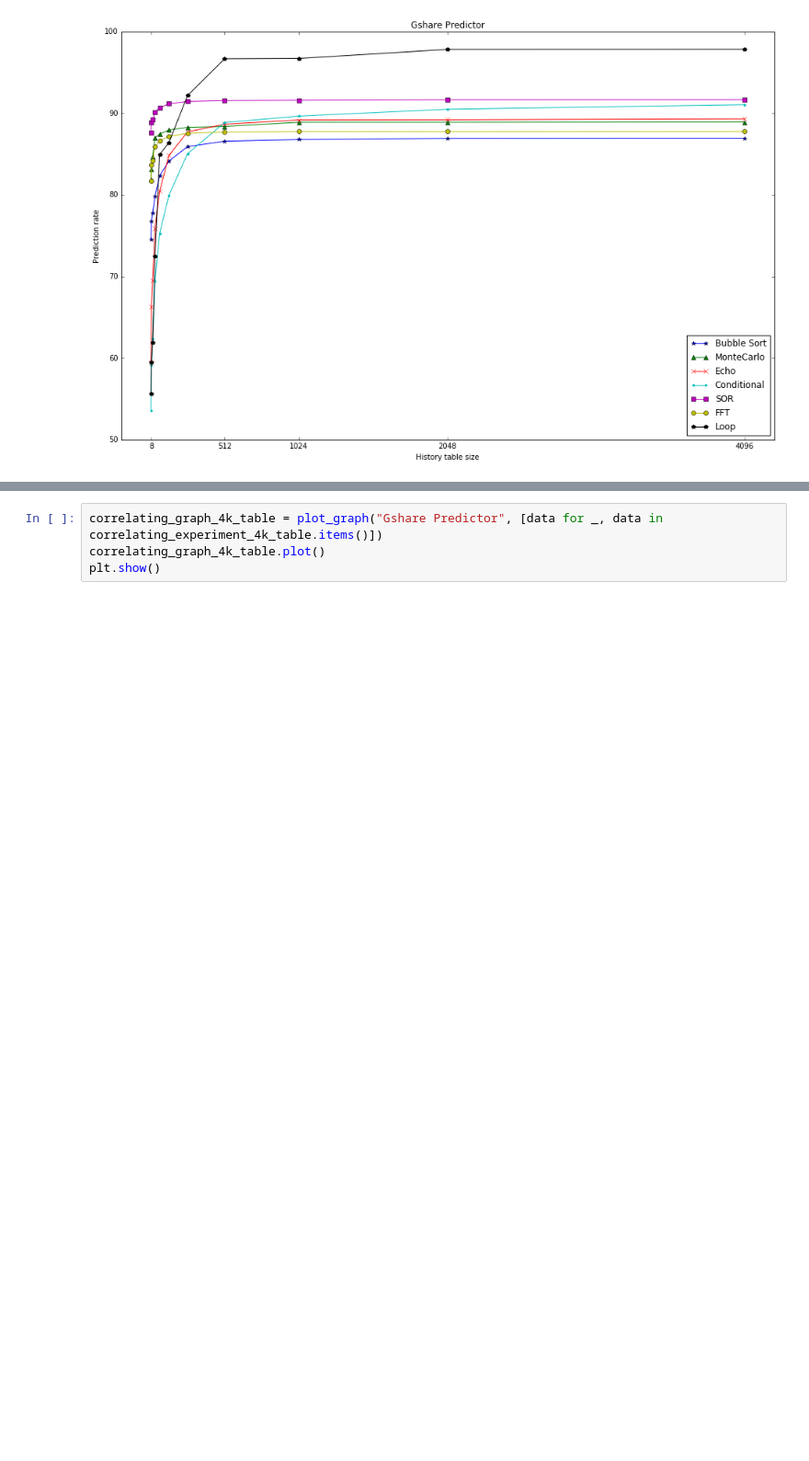
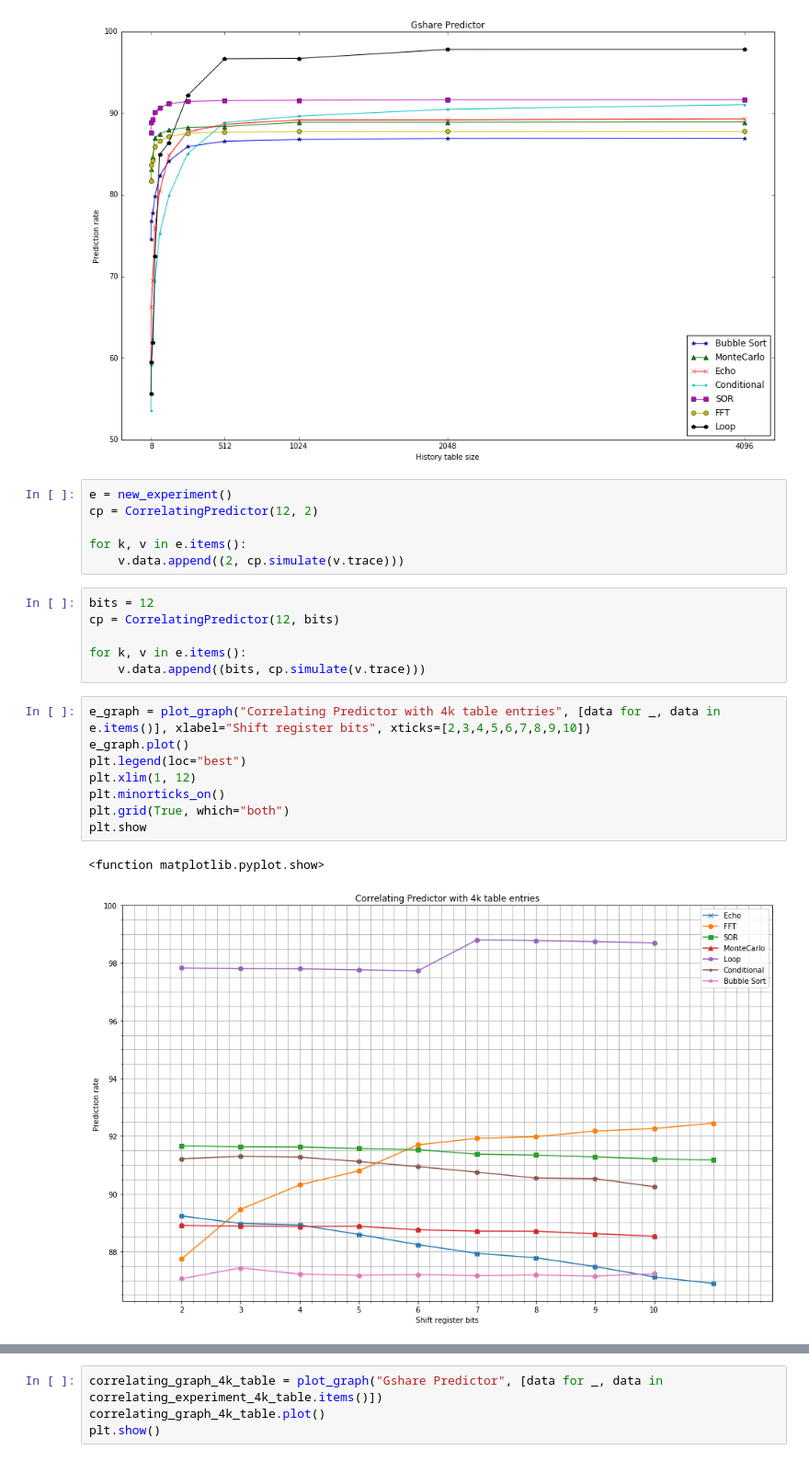
Before and after one commit to 12yuens2/branch-prediction, a Jupyter notebook: CS4202 Branch Prediction Practical.ipynb, the cells around one changed output, grey strips where cells are left out. Shown at 92% size. Drawn from its saved outputs; the diff is of its cells as text; blank space fills up the shorter version.

Commit message:
More on analysis of graphs.

```diff
--- a/CS4202 Branch Prediction Practical.ipynb
+++ b/CS4202 Branch Prediction Practical.ipynb
@@ -420,3 +398,26 @@ gshare_twobit_history_graph.plot()
 plt.show()
 # %% [output]
 [figure]
+# %%
+e = new_experiment()
+cp = CorrelatingPredictor(12, 2)
+
+for k, v in e.items():
+    v.data.append((2, cp.simulate(v.trace)))
+# %%
+bits = 12
+cp = CorrelatingPredictor(12, bits)
+
+for k, v in e.items():
+    v.data.append((bits, cp.simulate(v.trace)))
+# %%
+e_graph = plot_graph("Correlating Predictor with 4k table entries", [data for _, data in e.items()], xlabel="Shift register bits", xticks=[2,3,4,5,6,7,8,9,10])
+e_graph.plot()
+plt.legend(loc="best")
+plt.xlim(1, 12)
+plt.minorticks_on()
+plt.grid(True, which="both")
+plt.show
+# %% [output]
+<function matplotlib.pyplot.show>
+[figure, added]
```
Also changed, not shown: parts of 19 cells of this notebook.
